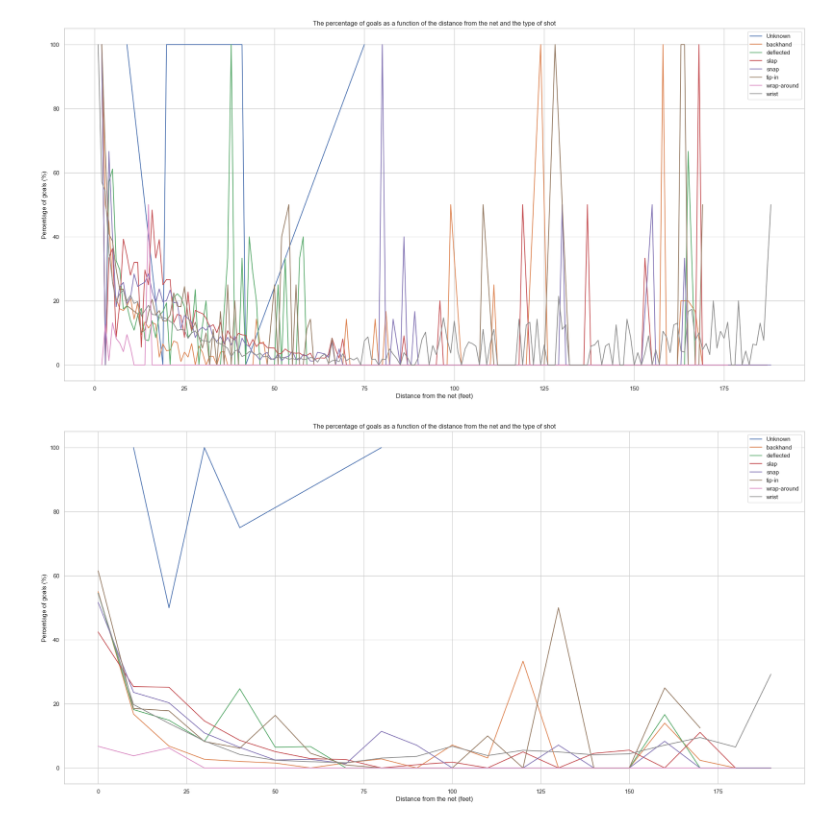
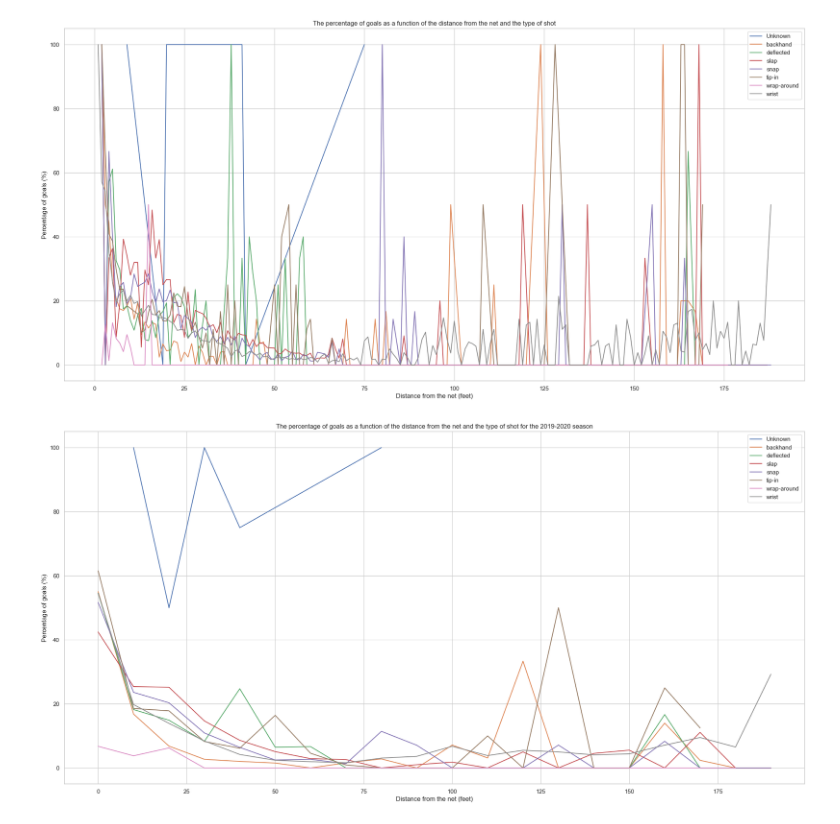
Before and after one commit to SlimeOverlord/nhl-data-analysis, a Jupyter notebook: ift6758/visualizations/simple_visualizations.ipynb, the cells around one changed output. Saved outputs shown, nothing was run; the diff lists cells and outputs as text; code cells hidden in the pictures.

```diff
--- a/ift6758/visualizations/simple_visualizations.ipynb
+++ b/ift6758/visualizations/simple_visualizations.ipynb
@@ -186,17 +186,17 @@ smoothed_shots_and_goals_df_2019 = shots_and_goals_df_2019.groupby(["shot_type",
 # %%
 # Let's try and plot again
 plt.figure(figsize=(25, 12))
 
 for shot_type in smoothed_shots_and_goals_df_2019["shot_type"].unique():
     distances = smoothed_shots_and_goals_df_2019[smoothed_shots_and_goals_df_2019["shot_type"] == shot_type]["distance_from_goal"]
     goals_perc = smoothed_shots_and_goals_df_2019[smoothed_shots_and_goals_df_2019["shot_type"] == shot_type]["goals_percentage"]
 
     plt.plot(distances, goals_perc, label=shot_type)
 
-plt.title("The percentage of goals as a function of the distance from the net and the type of shot")
+plt.title("The percentage of goals as a function of the distance from the net and the type of shot for the 2019-2020 season")
 plt.xlabel("Distance from the net (feet)")
 plt.ylabel("Percentage of goals (%)")
 plt.legend()
 plt.show()
 # %% [output]
-[figure, old version]
+[figure, new version]
```
Also changed, not shown: parts of 2 cells of this notebook.
